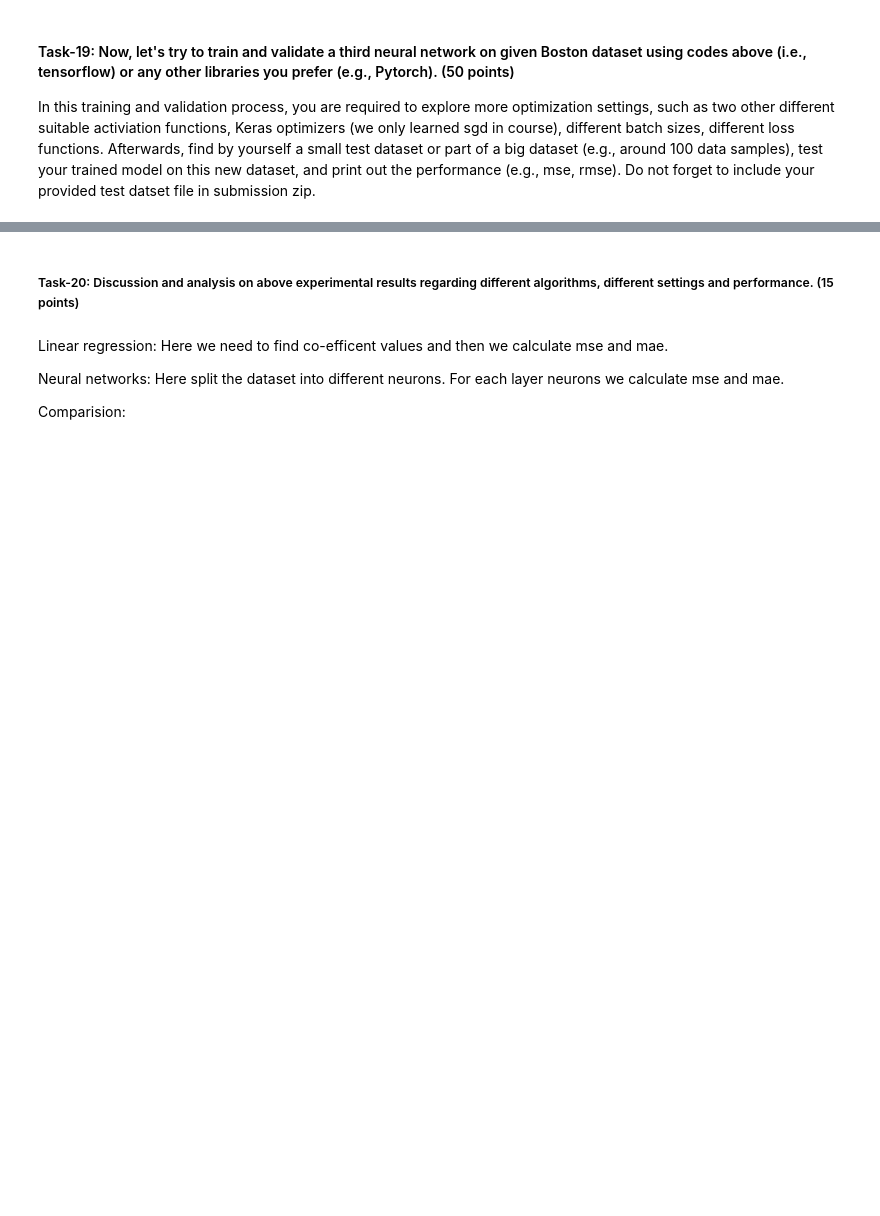
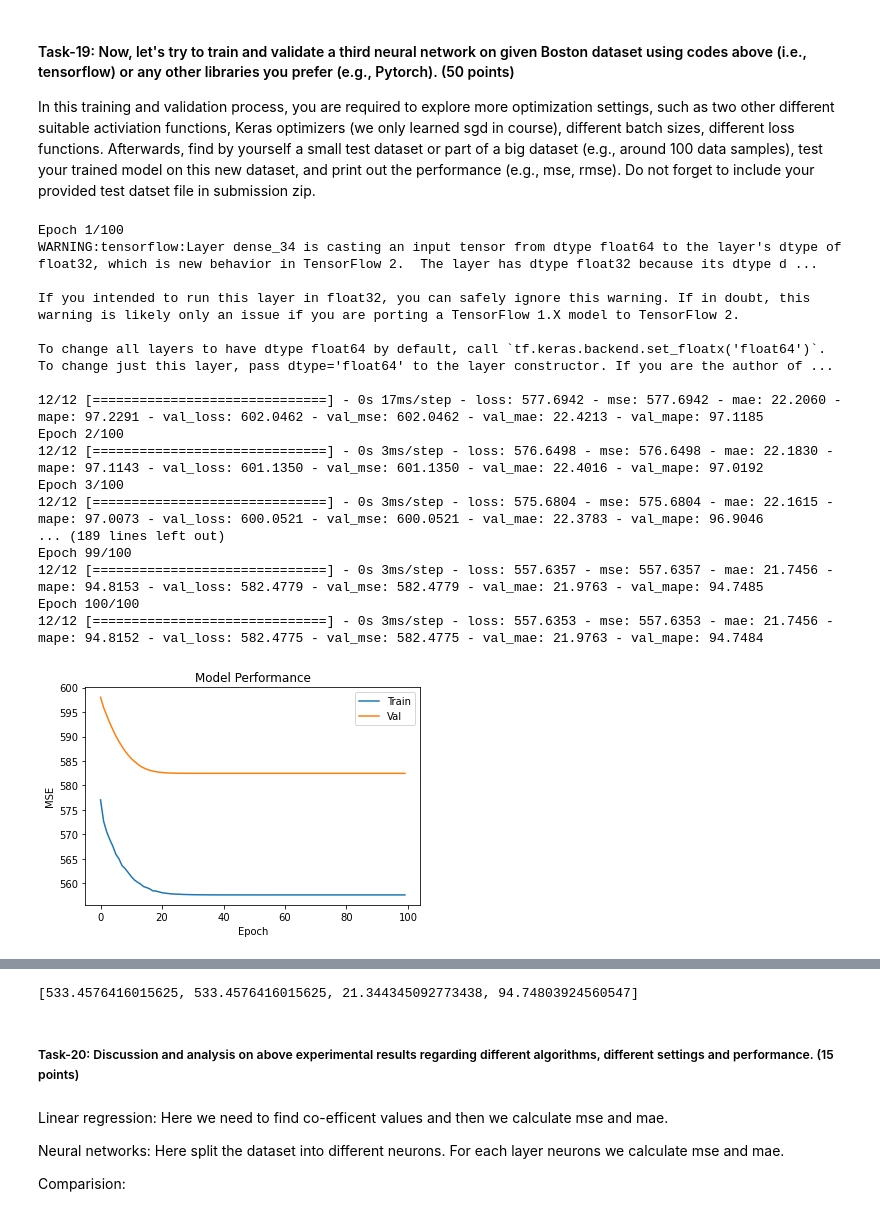
Before and after one commit to SSShinorina/Machine-Learning, a Jupyter notebook: Assignment2_regression.ipynb, the cells around one changed output, grey strips where cells are left out. Drawn from its saved outputs; the diff is of its cells as text; code cells hidden in the pictures; blank space fills up the shorter version.

```diff
--- a/Assignment2_regression.ipynb
+++ b/Assignment2_regression.ipynb
@@ -518,3 +518,44 @@ plt.show()
 # %% [markdown]
 #### Task-19:  Now, let's try to train and validate a third neural network on given Boston dataset using codes above (i.e., tensorflow) or any other libraries you prefer (e.g., Pytorch).  (50 points)
 In this training and validation process, you are required to explore more optimization settings, such as two other different suitable activiation functions, Keras optimizers (we only learned sgd in course), different batch sizes, different loss functions. Afterwards, find by yourself a small test dataset or part of a big dataset (e.g., around 100 data samples), test your trained model on this new dataset, and print out the performance (e.g., mse, rmse). Do not forget to include your provided test datset file in submission zip.
+# %%
+housing=pd.read_csv('housing.csv')
+min_max_scaler = preprocessing.MinMaxScaler()
+X_scale = min_max_scaler.fit_transform(X_train)
+X_val, X_test, Y_val, Y_test =  train_test_split(X, y,test_size=0.7, random_state=0)
+housing_model = Sequential([
+    Dense(10, activation='sigmoid'),
+    Dense(10, activation='sigmoid'),
+])
+housing_model.compile(loss='mean_squared_error', metrics=['mse', 'mae', 'mape'])
+hist = housing_model.fit(X_train,Y_train,validation_data = (X_val,Y_val),epochs=100)
+plt.plot(hist_2.history['mse'])
+plt.plot(hist_2.history['val_mse'])
+plt.title('Model Performance')
+plt.ylabel('MSE')
+plt.xlabel('Epoch')
+plt.legend(['Train', 'Val'], loc='upper right')
+plt.show()
+housing_model.evaluate(
+    x=X_test, y=Y_test, batch_size=1, verbose=1, sample_weight=None, steps=None,
+    callbacks=None, max_queue_size=10, workers=1, use_multiprocessing=False,
+    return_dict=False)
+# %% [output]
+Epoch 1/100
+WARNING:tensorflow:Layer dense_34 is casting an input tensor from dtype float64 to the layer's dtype of float32, which is new behavior in TensorFlow 2.  The layer has dtype float32 because its dtype d ...
+
+If you intended to run this layer in float32, you can safely ignore this warning. If in doubt, this warning is likely only an issue if you are porting a TensorFlow 1.X model to TensorFlow 2.
+
+To change all layers to have dtype float64 by default, call `tf.keras.backend.set_floatx('float64')`. To change just this layer, pass dtype='float64' to the layer constructor. If you are the author of ...
+
+12/12 [==============================] - 0s 17ms/step - loss: 577.6942 - mse: 577.6942 - mae: 22.2060 - mape: 97.2291 - val_loss: 602.0462 - val_mse: 602.0462 - val_mae: 22.4213 - val_mape: 97.1185
+Epoch 2/100
+12/12 [==============================] - 0s 3ms/step - loss: 576.6498 - mse: 576.6498 - mae: 22.1830 - mape: 97.1143 - val_loss: 601.1350 - val_mse: 601.1350 - val_mae: 22.4016 - val_mape: 97.0192
+Epoch 3/100
+12/12 [==============================] - 0s 3ms/step - loss: 575.6804 - mse: 575.6804 - mae: 22.1615 - mape: 97.0073 - val_loss: 600.0521 - val_mse: 600.0521 - val_mae: 22.3783 - val_mape: 96.9046
+... (189 lines left out)
+Epoch 99/100
+12/12 [==============================] - 0s 3ms/step - loss: 557.6357 - mse: 557.6357 - mae: 21.7456 - mape: 94.8153 - val_loss: 582.4779 - val_mse: 582.4779 - val_mae: 21.9763 - val_mape: 94.7485
+Epoch 100/100
+12/12 [==============================] - 0s 3ms/step - loss: 557.6353 - mse: 557.6353 - mae: 21.7456 - mape: 94.8152 - val_loss: 582.4775 - val_mse: 582.4775 - val_mae: 21.9763 - val_mape: 94.7484
+[figure, added]
@@ -521,3 +563,4 @@ In this training and validation process, you are required to explore more optimi
+[533.4576416015625, 533.4576416015625, 21.344345092773438, 94.74803924560547]
 # %% [markdown]
 ##### Task-20: Discussion and analysis on above experimental results regarding different algorithms, different settings and performance. (15 points)
 # %% [markdown]
```
Also changed, not shown: parts of 6 cells of this notebook.
